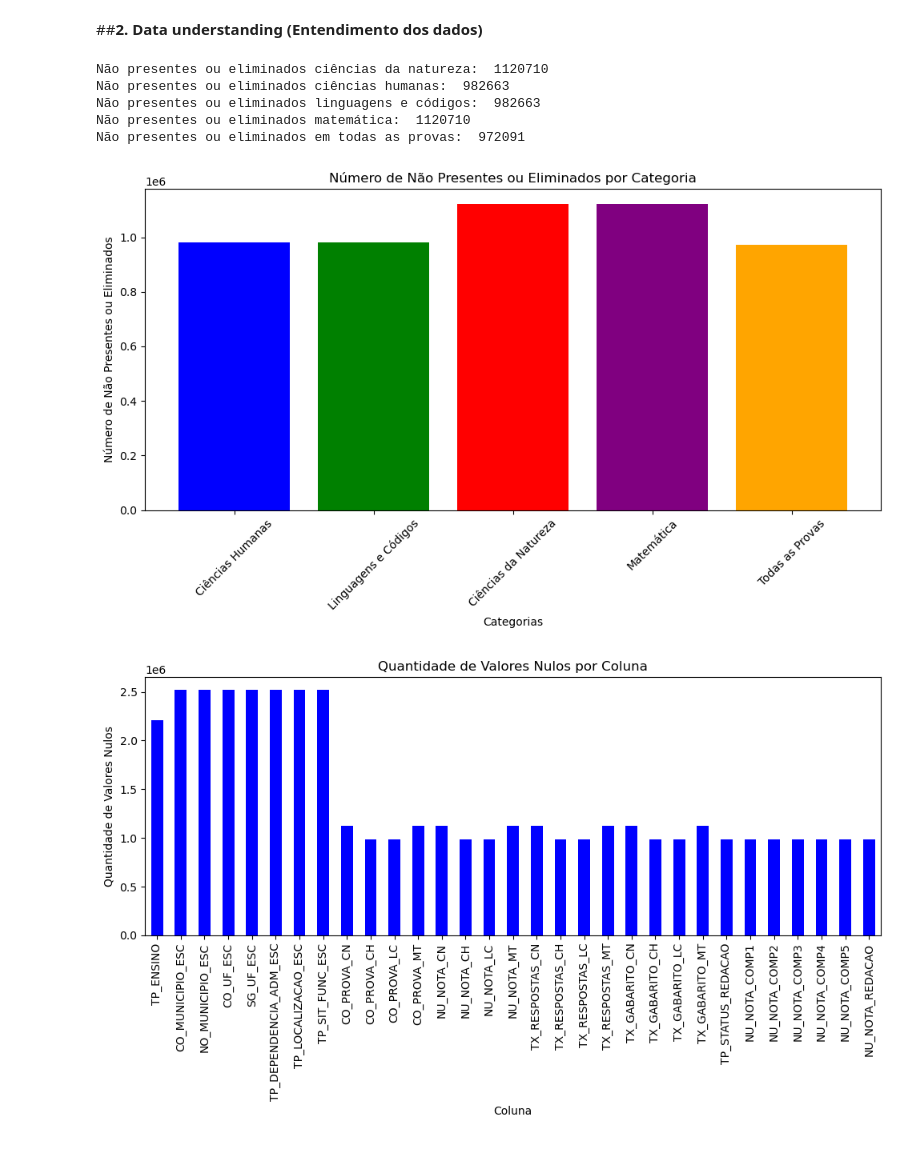
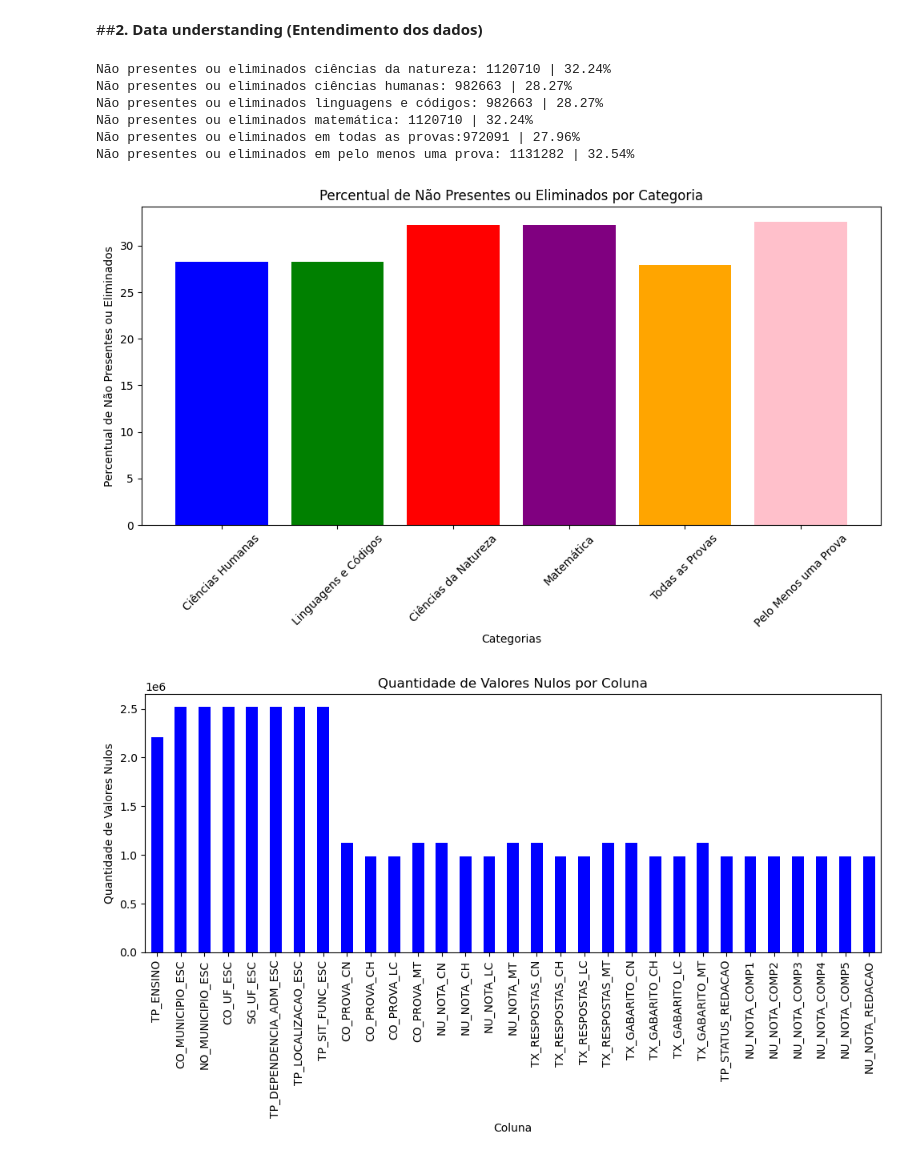
Before and after one commit to Chbmleao/DataMining-TP1, a Jupyter notebook: TP1_Mineração_de_Dados.ipynb, the cells around one changed output. Saved outputs shown, nothing was run; the diff lists cells and outputs as text; code cells hidden in the pictures.

Commit message:
feat: adding percentage on dropouts

```diff
--- a/TP1_Mineração_de_Dados.ipynb
+++ b/TP1_Mineração_de_Dados.ipynb
@@ -19,47 +19,61 @@ raw_df = pd.read_csv('MICRODADOS_ENEM_2022.csv', encoding='latin-1', sep=';')
 # %%
 # Verifica a não presença ou eliminação de participantes
 mask_cn = (raw_df['TP_PRESENCA_CN'] == 2) | (raw_df['TP_PRESENCA_CN'] == 0)
 mask_ch = (raw_df['TP_PRESENCA_CH'] == 2) | (raw_df['TP_PRESENCA_CH'] == 0)
 mask_lc = (raw_df['TP_PRESENCA_LC'] == 2) | (raw_df['TP_PRESENCA_LC'] == 0)
 mask_mt = (raw_df['TP_PRESENCA_MT'] == 2) | (raw_df['TP_PRESENCA_MT'] == 0)
 
-mask_combined = mask_cn & mask_ch & mask_lc & mask_mt
+mask_combined_and = mask_cn & mask_ch & mask_lc & mask_mt
+mask_combined_or = mask_cn | mask_ch | mask_lc | mask_mt
 
 count_cn = mask_cn.sum()
 count_ch = mask_ch.sum()
 count_lc = mask_lc.sum()
 count_mt = mask_mt.sum()
 
-count_combined = mask_combined.sum()
+count_combined_and = mask_combined_and.sum()
+count_combined_or = mask_combined_or.sum()
 
-print("Não presentes ou eliminados ciências da natureza: ", count_cn)
-print("Não presentes ou eliminados ciências humanas: ", count_ch)
-print("Não presentes ou eliminados linguagens e códigos: ", count_lc)
-print("Não presentes ou eliminados matemática: ", count_mt)
-print("Não presentes ou eliminados em todas as provas: ", count_combined)
+total_of_participants = len(raw_df)
 
-# Dados
-categories = ['Ciências Humanas', 'Linguagens e Códigos', 'Ciências da Natureza', 'Matemática', 'Todas as Provas']
-counts = [count_ch, count_lc, count_cn, count_mt, count_combined]
+def get_percentage(count):
+  return (count / total_of_participants) * 100
 
-# Criar o gráfico de barras
+
+print("Não presentes ou eliminados ciências da natureza: " + str(count_cn) + " | " + str(round(get_percentage(count_cn), 2)) + "%")
+print("Não presentes ou eliminados ciências humanas: " + str(count_ch) + " | " + str(round(get_percentage(count_ch), 2)) + "%")
+print("Não presentes ou eliminados linguagens e códigos: " + str(count_lc) + " | " + str(round(get_percentage(count_lc), 2)) + "%")
+print("Não presentes ou eliminados matemática: " + str(count_mt) + " | " + str(round(get_percentage(count_mt), 2)) + "%")
+print("Não presentes ou eliminados em todas as provas: " + str(count_combined_and) + " | " + str(round(get_percentage(count_combined_and), 2)) + "%")
+print("Não presentes ou eliminados em pelo menos uma prova: " + str(count_combined_or) + " | " + str(round(get_percentage(count_combined_or), 2)) + "%")
+
+# Números Absolutos
+
+categories = ['Ciências Humanas', 'Linguagens e Códigos', 'Ciências da Natureza', 'Matemática', 'Todas as Provas', 'Pelo Menos uma Prova']
+counts_absolute = [count_ch, count_lc, count_cn, count_mt, count_combined_and, count_combined_or]
+
+# Números Percentuais
+counts_percentile = [get_percentage(item) for item in counts_absolute]
+
+# Plote um gráfico de barras para mostrar as porcentagens
 plt.figure(figsize=(10, 6))
-plt.bar(categories, counts, color=['blue', 'green', 'red', 'purple', 'orange'])
+plt.bar(categories, counts_percentile, color=['blue', 'green', 'red', 'purple', 'orange', 'pink'])
 plt.xlabel('Categorias')
-plt.ylabel('Número de Não Presentes ou Eliminados')
-plt.title('Número de Não Presentes ou Eliminados por Categoria')
+plt.ylabel('Percentual de Não Presentes ou Eliminados')
+plt.title('Percentual de Não Presentes ou Eliminados por Categoria')
 plt.xticks(rotation=45)
 
 # Exibir o gráfico
 plt.tight_layout()
 plt.show()
 # %% [output]
-Não presentes ou eliminados ciências da natureza:  1120710
-Não presentes ou eliminados ciências humanas:  982663
-Não presentes ou eliminados linguagens e códigos:  982663
-Não presentes ou eliminados matemática:  1120710
-Não presentes ou eliminados em todas as provas:  972091
+Não presentes ou eliminados ciências da natureza: 1120710 | 32.24%
+Não presentes ou eliminados ciências humanas: 982663 | 28.27%
+Não presentes ou eliminados linguagens e códigos: 982663 | 28.27%
+Não presentes ou eliminados matemática: 1120710 | 32.24%
+Não presentes ou eliminados em todas as provas:972091 | 27.96%
+Não presentes ou eliminados em pelo menos uma prova: 1131282 | 32.54%
-[figure, old version]
+[figure, new version]
 # %%
 # Exibe a quantidade de valores nulos de cada coluna
 null_counts = raw_df.isnull().sum()
```
